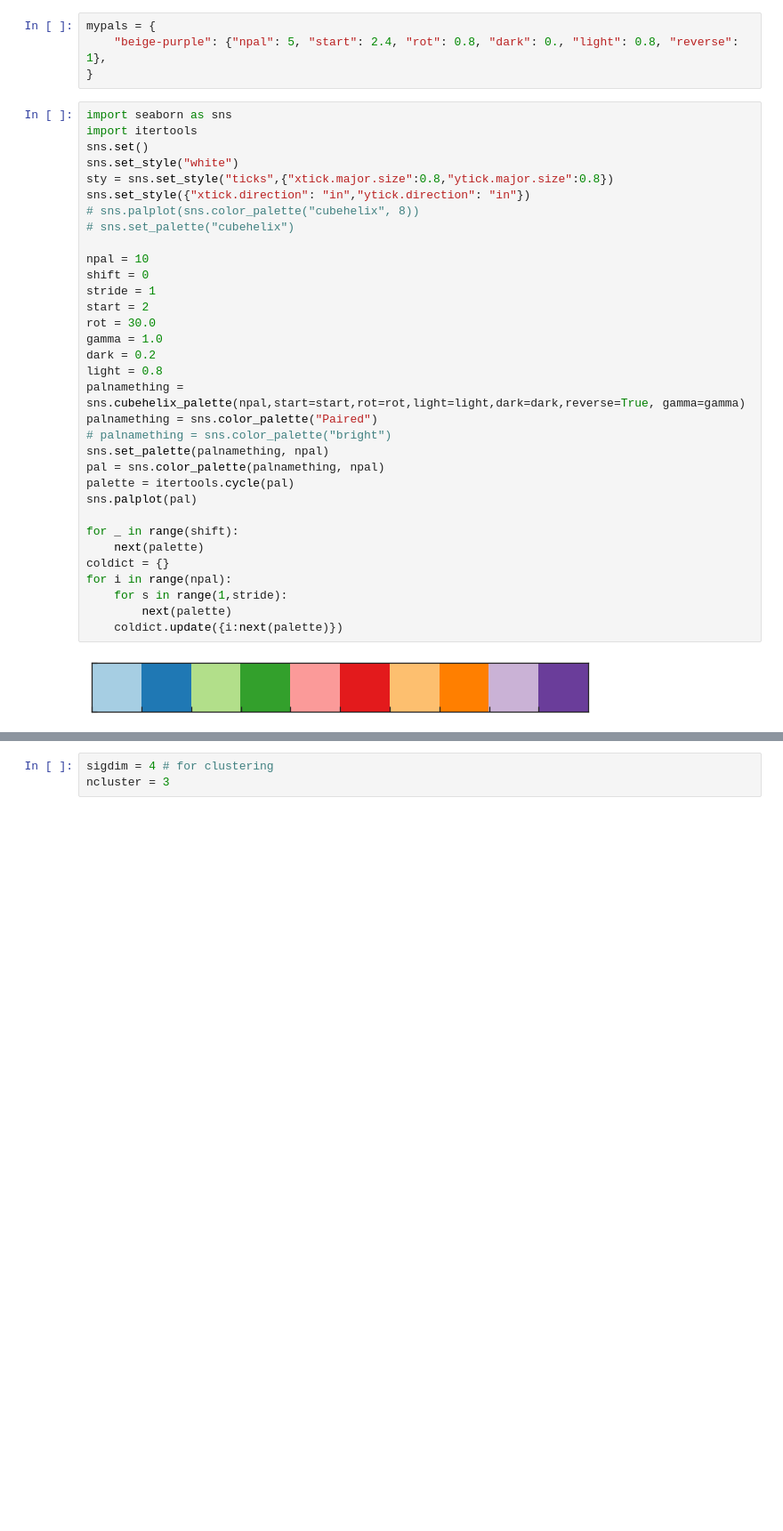
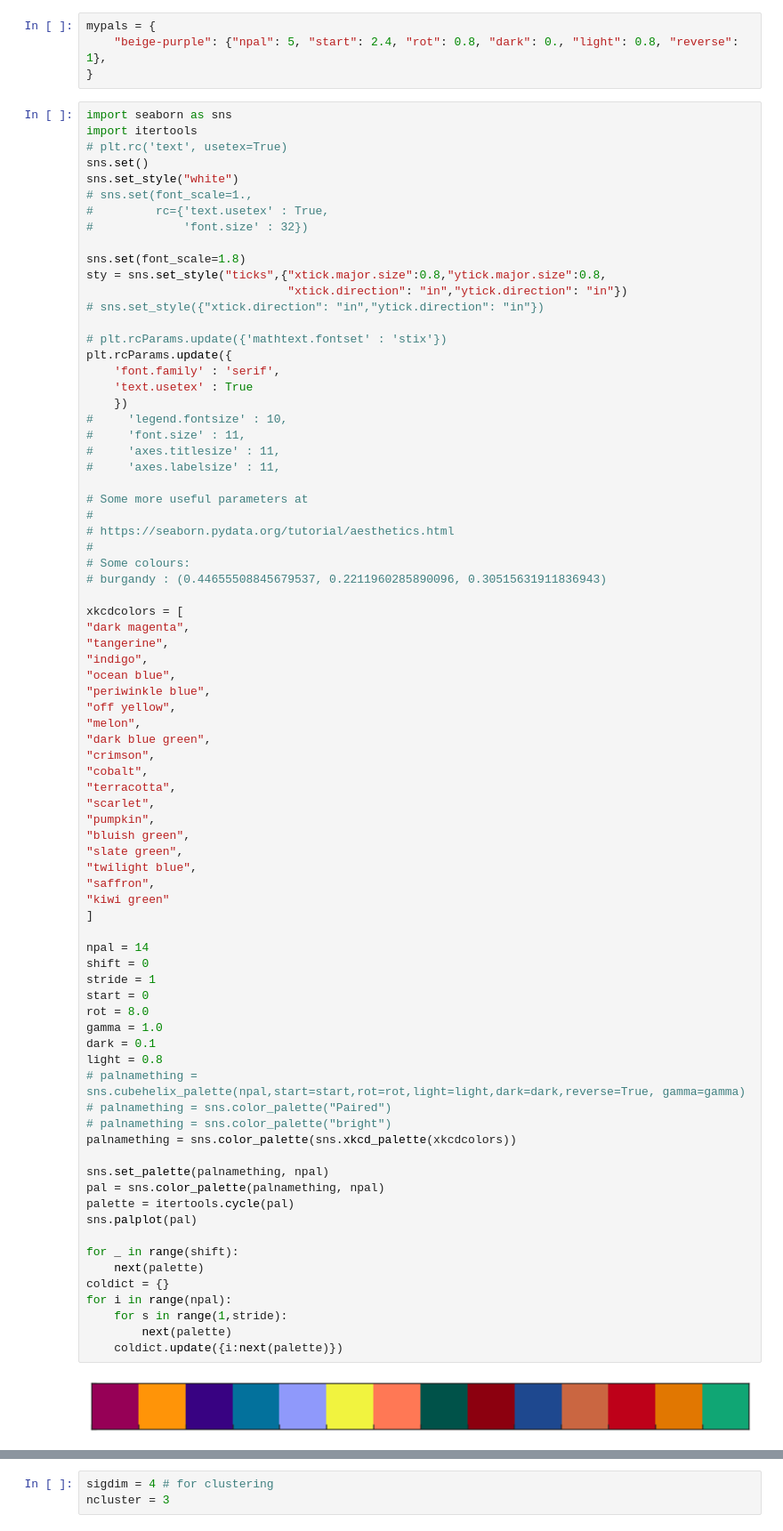
Before and after one commit to m-walters/mcmd, a Jupyter notebook: nn/pca/pca.ipynb, the cells around one changed output, grey strips where cells are left out. Shown at 89% size. Drawn from its saved outputs; the diff is of its cells as text; blank space fills up the shorter version.

```diff
--- a/nn/pca/pca.ipynb
+++ b/nn/pca/pca.ipynb
@@ -21,35 +22,80 @@ mypals = {
 # %%
 import seaborn as sns
 import itertools
+# plt.rc('text', usetex=True)
 sns.set()
 sns.set_style("white")
-sty = sns.set_style("ticks",{"xtick.major.size":0.8,"ytick.major.size":0.8})
-sns.set_style({"xtick.direction": "in","ytick.direction": "in"})
-# sns.palplot(sns.color_palette("cubehelix", 8))
-# sns.set_palette("cubehelix")
+# sns.set(font_scale=1.,
+#         rc={'text.usetex' : True,
+#             'font.size' : 32})
 
-npal = 10
+sns.set(font_scale=1.8)
+sty = sns.set_style("ticks",{"xtick.major.size":0.8,"ytick.major.size":0.8,
+                             "xtick.direction": "in","ytick.direction": "in"})
+# sns.set_style({"xtick.direction": "in","ytick.direction": "in"})
+
+# plt.rcParams.update({'mathtext.fontset' : 'stix'})
+plt.rcParams.update({
+    'font.family' : 'serif',
+    'text.usetex' : True
+    })
+#     'legend.fontsize' : 10,
+#     'font.size' : 11,
+#     'axes.titlesize' : 11,
+#     'axes.labelsize' : 11,
+
+# Some more useful parameters at
+#
+# https://seaborn.pydata.org/tutorial/aesthetics.html
+#
+# Some colours:
+# burgandy : (0.44655508845679537, 0.2211960285890096, 0.30515631911836943)
+
+xkcdcolors = [
+"dark magenta",
+"tangerine",
+"indigo",
+"ocean blue",
+"periwinkle blue",
+"off yellow",
+"melon",
+"dark blue green",
+"crimson",
+"cobalt",
+"terracotta",
+"scarlet",
+"pumpkin",
+"bluish green",
+"slate green",
+"twilight blue",
+"saffron",
+"kiwi green"
+]
+
+npal = 14
 shift = 0
 stride = 1
-start = 2
-rot = 30.0
+start = 0
+rot = 8.0
 gamma = 1.0
-dark = 0.2
+dark = 0.1
 light = 0.8
-palnamething = sns.cubehelix_palette(npal,start=start,rot=rot,light=light,dark=dark,reverse=True, gamma=gamma)
-palnamething = sns.color_palette("Paired")
+# palnamething = sns.cubehelix_palette(npal,start=start,rot=rot,light=light,dark=dark,reverse=True, gamma=gamma)
+# palnamething = sns.color_palette("Paired")
 # palnamething = sns.color_palette("bright")
+palnamething = sns.color_palette(sns.xkcd_palette(xkcdcolors))
+
 sns.set_palette(palnamething, npal)
 pal = sns.color_palette(palnamething, npal)
 palette = itertools.cycle(pal)
 sns.palplot(pal)
 
 for _ in range(shift):
     next(palette)
 coldict = {}
 for i in range(npal):
     for s in range(1,stride):
         next(palette)
     coldict.update({i:next(palette)})
 # %% [output]
-[figure, old version]
+[figure, new version]
```
Also changed, not shown: parts of 30 cells of this notebook, 5 other files.
